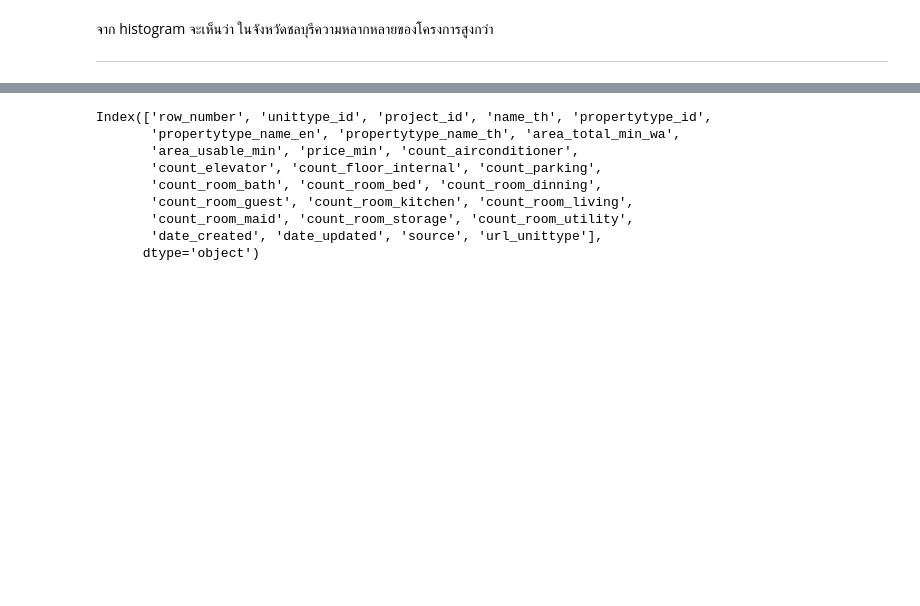
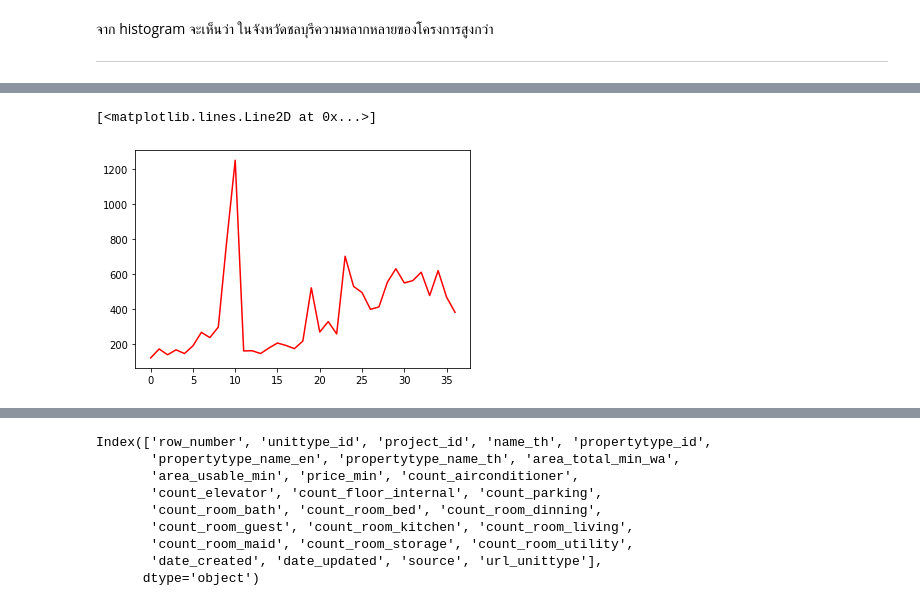
Before and after one commit to NahataiTep/DPDM65, a Jupyter notebook: pandas101.ipynb, the cells around one changed output, grey strips where cells are left out. Cells and saved outputs as stored; diff of their text form; code cells hidden in the pictures; blank space fills up the shorter version.

```diff
--- a/pandas101.ipynb
+++ b/pandas101.ipynb
@@ -865,0 +959,6 @@ plt.xticks(rotation='vertical');    # ใส่ ; เพื่อปิดตั
+# %%
+#การปรับแต่งกราฟ - เปลี่ยนสีของจุด data - rgb cmyk
+plt.plot(range(len(data)),data,'r')
+# %% [output]
+[<matplotlib.lines.Line2D at 0x...>]
+[figure, added]
```
Also changed, not shown: parts of 24 cells of this notebook.
